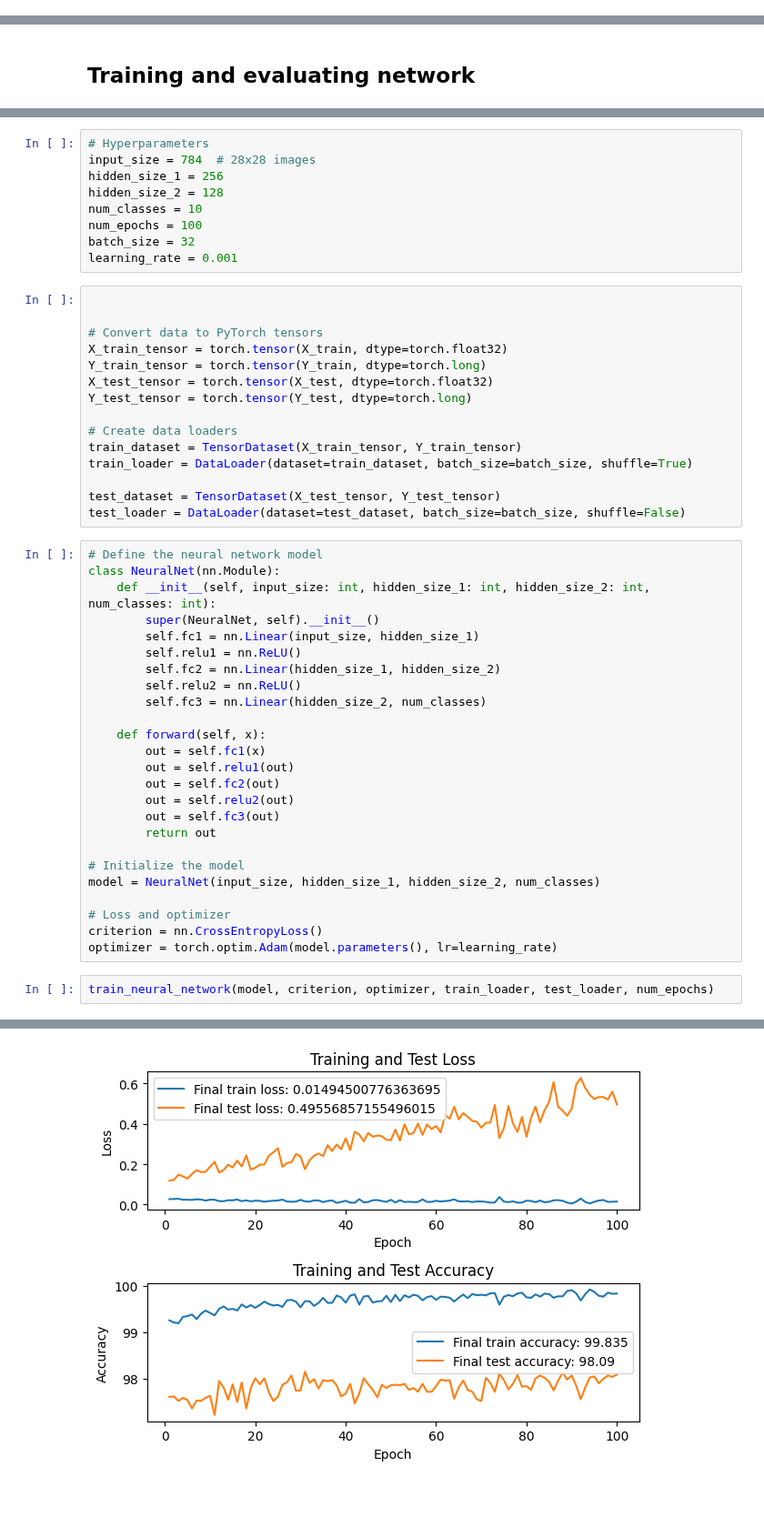
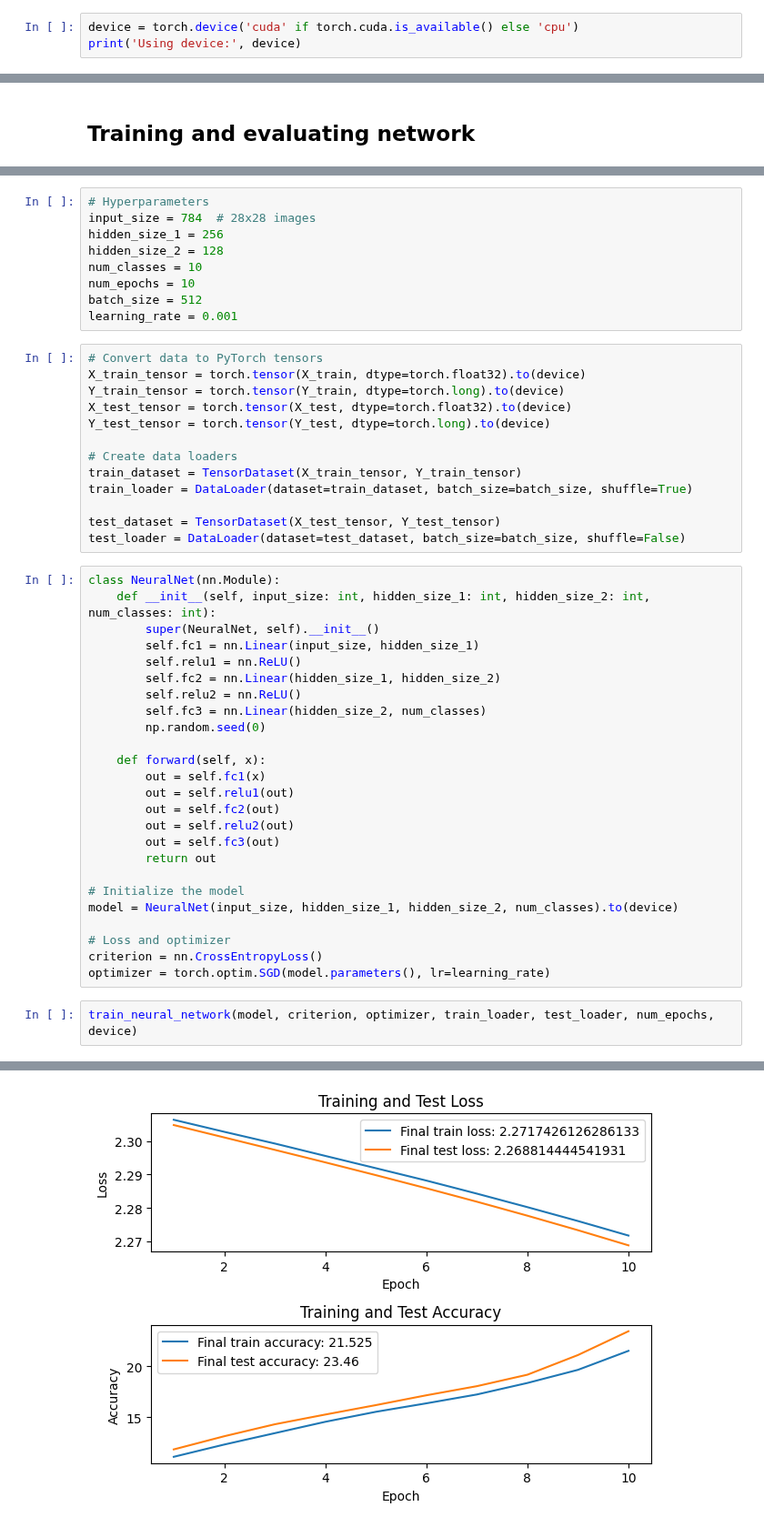
Before and after one commit to vjhwong/DL4IA, a Jupyter notebook: Assignment 3/assignment_3.ipynb, the cells around one changed output, grey strips where cells are left out. Shown at 91% size. Saved outputs shown, nothing was run; the diff lists cells and outputs as text; blank space fills up the shorter version.

```diff
--- a/Assignment 3/assignment_3.ipynb
+++ b/Assignment 3/assignment_3.ipynb
@@ -11,3 +8,6 @@ from utils import plot_learning_curves
 np.random.seed(0)
 # %% [markdown]
 # Assignment 1.1
+# %%
+device = torch.device('cuda' if torch.cuda.is_available() else 'cpu')
+print('Using device:', device)
@@ -97,17 +26,15 @@ input_size = 784  # 28x28 images
 hidden_size_1 = 256
 hidden_size_2 = 128
 num_classes = 10
-num_epochs = 100
-batch_size = 32
+num_epochs = 10
+batch_size = 512
 learning_rate = 0.001
 # %%
-
-
 # Convert data to PyTorch tensors
-X_train_tensor = torch.tensor(X_train, dtype=torch.float32)
-Y_train_tensor = torch.tensor(Y_train, dtype=torch.long)
-X_test_tensor = torch.tensor(X_test, dtype=torch.float32)
-Y_test_tensor = torch.tensor(Y_test, dtype=torch.long)
+X_train_tensor = torch.tensor(X_train, dtype=torch.float32).to(device)
+Y_train_tensor = torch.tensor(Y_train, dtype=torch.long).to(device)
+X_test_tensor = torch.tensor(X_test, dtype=torch.float32).to(device)
+Y_test_tensor = torch.tensor(Y_test, dtype=torch.long).to(device)
 
 # Create data loaders
 train_dataset = TensorDataset(X_train_tensor, Y_train_tensor)
@@ -116,7 +43,6 @@ train_loader = DataLoader(dataset=train_dataset, batch_size=batch_size, shuffle=
 test_dataset = TensorDataset(X_test_tensor, Y_test_tensor)
 test_loader = DataLoader(dataset=test_dataset, batch_size=batch_size, shuffle=False)
 # %%
-# Define the neural network model
 class NeuralNet(nn.Module):
     def __init__(self, input_size: int, hidden_size_1: int, hidden_size_2: int, num_classes: int):
         super(NeuralNet, self).__init__()
@@ -125,6 +51,7 @@ class NeuralNet(nn.Module):
         self.fc2 = nn.Linear(hidden_size_1, hidden_size_2)
         self.relu2 = nn.ReLU()
         self.fc3 = nn.Linear(hidden_size_2, num_classes)
+        np.random.seed(0)
 
     def forward(self, x):
         out = self.fc1(x)
@@ -135,11 +62,11 @@ class NeuralNet(nn.Module):
         return out
 
 # Initialize the model
-model = NeuralNet(input_size, hidden_size_1, hidden_size_2, num_classes)
+model = NeuralNet(input_size, hidden_size_1, hidden_size_2, num_classes).to(device)
 
 # Loss and optimizer
 criterion = nn.CrossEntropyLoss()
-optimizer = torch.optim.Adam(model.parameters(), lr=learning_rate)
+optimizer = torch.optim.SGD(model.parameters(), lr=learning_rate)
 # %%
-train_neural_network(model, criterion, optimizer, train_loader, test_loader, num_epochs)
+train_neural_network(model, criterion, optimizer, train_loader, test_loader, num_epochs, device)
 # %% [output]
@@ -163 +93 @@ Epoch 100/100, Train Loss: 0.0149, Train Accuracy: 99.83%, Test Loss: 0.4956, Te
-[figure, old version]
+[figure, new version]
```
Also changed, not shown: parts of 5 cells of this notebook, 2 other files.
